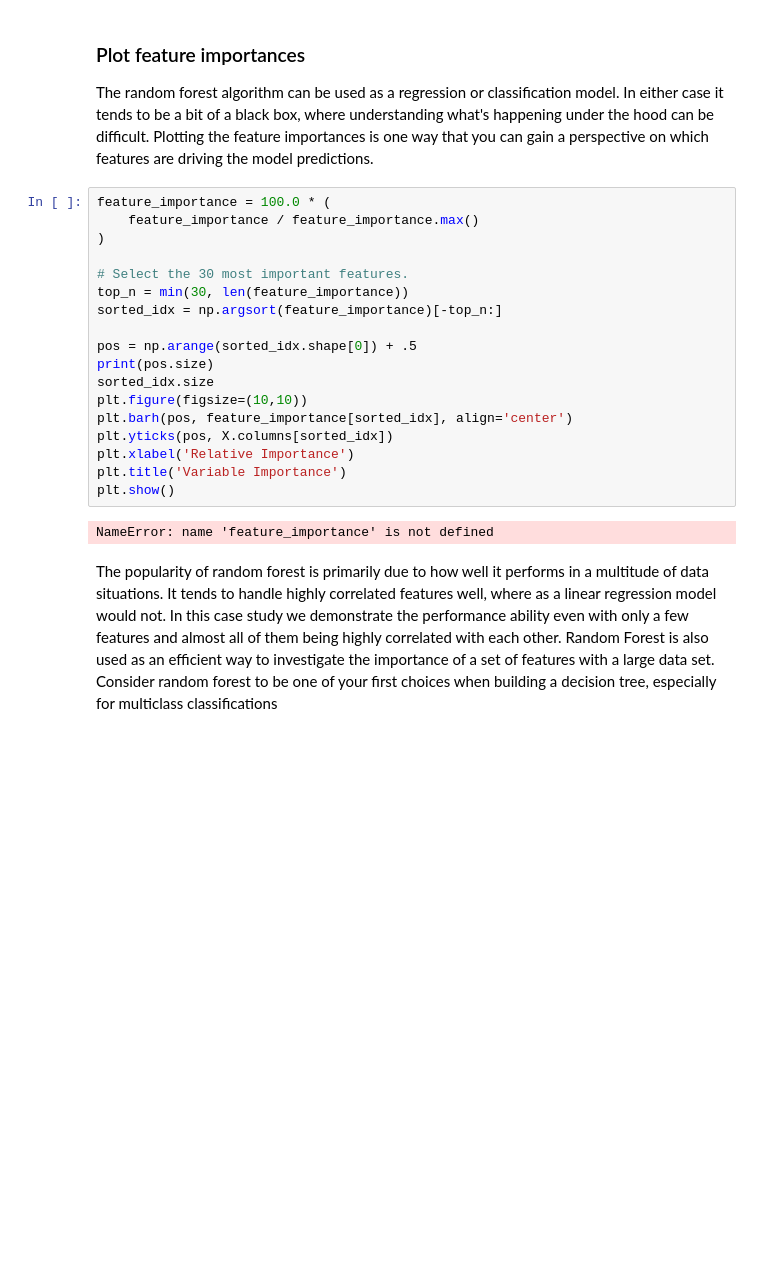
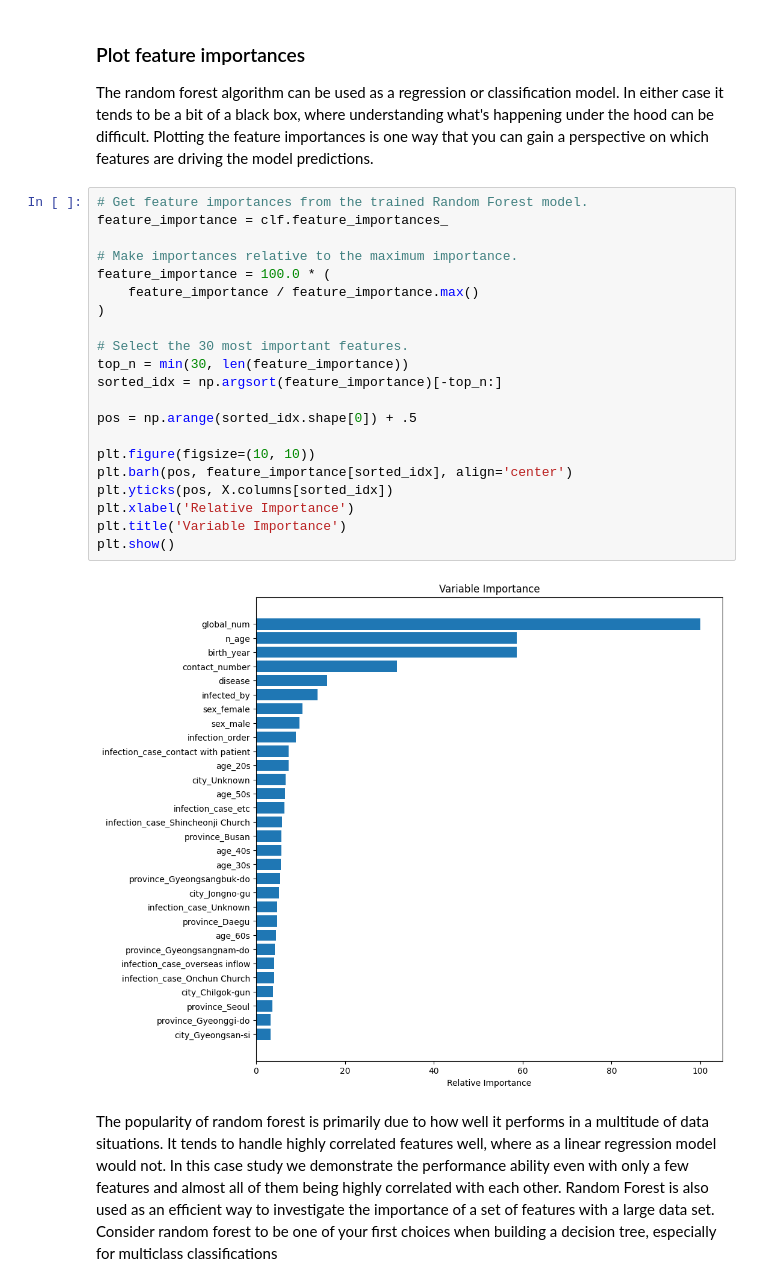
Before and after one commit to josytong/DataScienceTrack, a Jupyter notebook: CaseStudies/RandomForest/RandomForest_casestudy_covid19.ipynb, the cells around one changed output. Cells and saved outputs as stored; diff of their text form; blank space fills up the shorter version.

Commit message:
completed Random Forest case study

```diff
--- a/CaseStudies/RandomForest/RandomForest_casestudy_covid19.ipynb
+++ b/CaseStudies/RandomForest/RandomForest_casestudy_covid19.ipynb
@@ -554,25 +554,28 @@ Normalized confusion matrix
 ### Plot feature importances
 The random forest algorithm can be used as a regression or classification model. In either case it tends to be a bit of a black box, where understanding what's happening under the hood can be difficult. Plotting the feature importances is one way that you can gain a perspective on which features are driving the model predictions.
 # %%
+# Get feature importances from the trained Random Forest model.
+feature_importance = clf.feature_importances_
+
+# Make importances relative to the maximum importance.
 feature_importance = 100.0 * (
     feature_importance / feature_importance.max()
 )
 
 # Select the 30 most important features.
 top_n = min(30, len(feature_importance))
 sorted_idx = np.argsort(feature_importance)[-top_n:]
 
 pos = np.arange(sorted_idx.shape[0]) + .5
-print(pos.size)
-sorted_idx.size
-plt.figure(figsize=(10,10))
+
+plt.figure(figsize=(10, 10))
 plt.barh(pos, feature_importance[sorted_idx], align='center')
 plt.yticks(pos, X.columns[sorted_idx])
 plt.xlabel('Relative Importance')
 plt.title('Variable Importance')
 plt.show()
 # %% [output]
-NameError: name 'feature_importance' is not defined
+[figure, added]
 # %% [markdown]
 The popularity of random forest is primarily due to how well it performs in a multitude of data situations. It tends to handle highly correlated features well, where as a linear regression model would not. In this case study we demonstrate the performance ability even with only a few features and almost all of them being highly correlated with each other.
 Random Forest is also used as an efficient way to investigate the importance of a set of features with a large data set. Consider random forest to be one of your first choices when building a decision tree, especially for multiclass classifications
```
Also changed, not shown: parts of 1 cell of this notebook.
